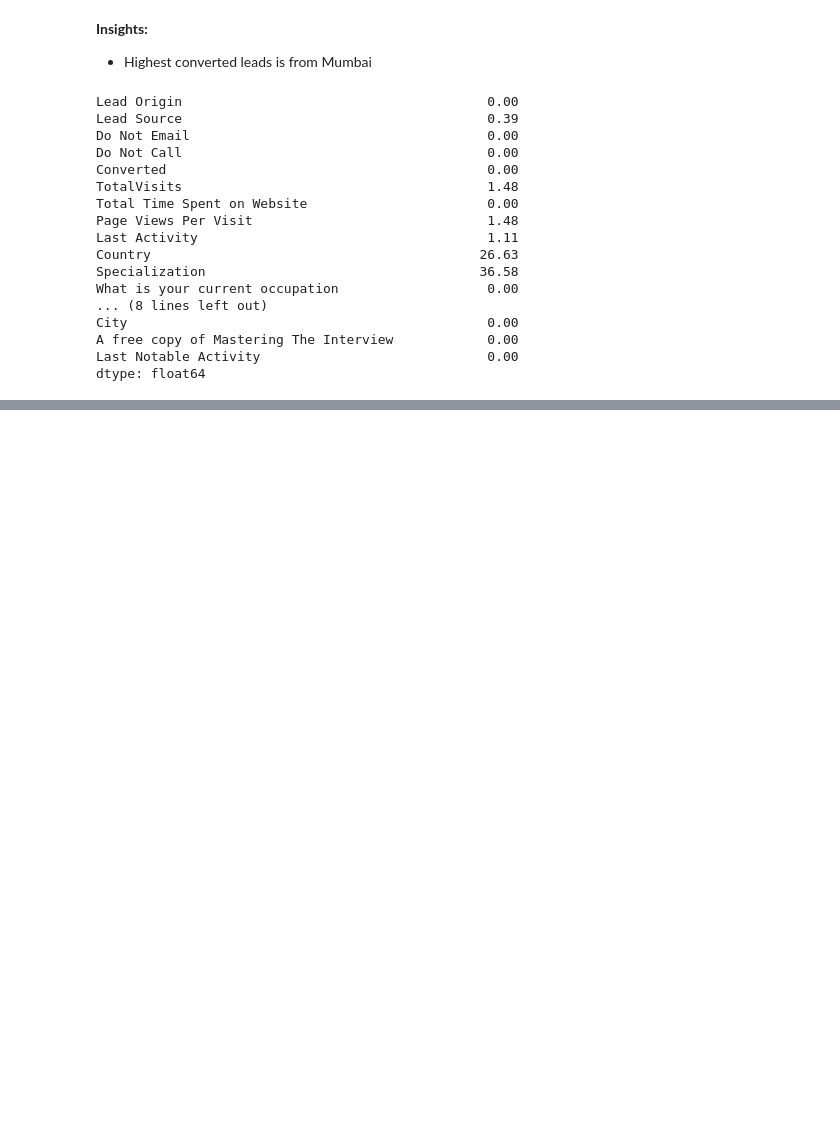
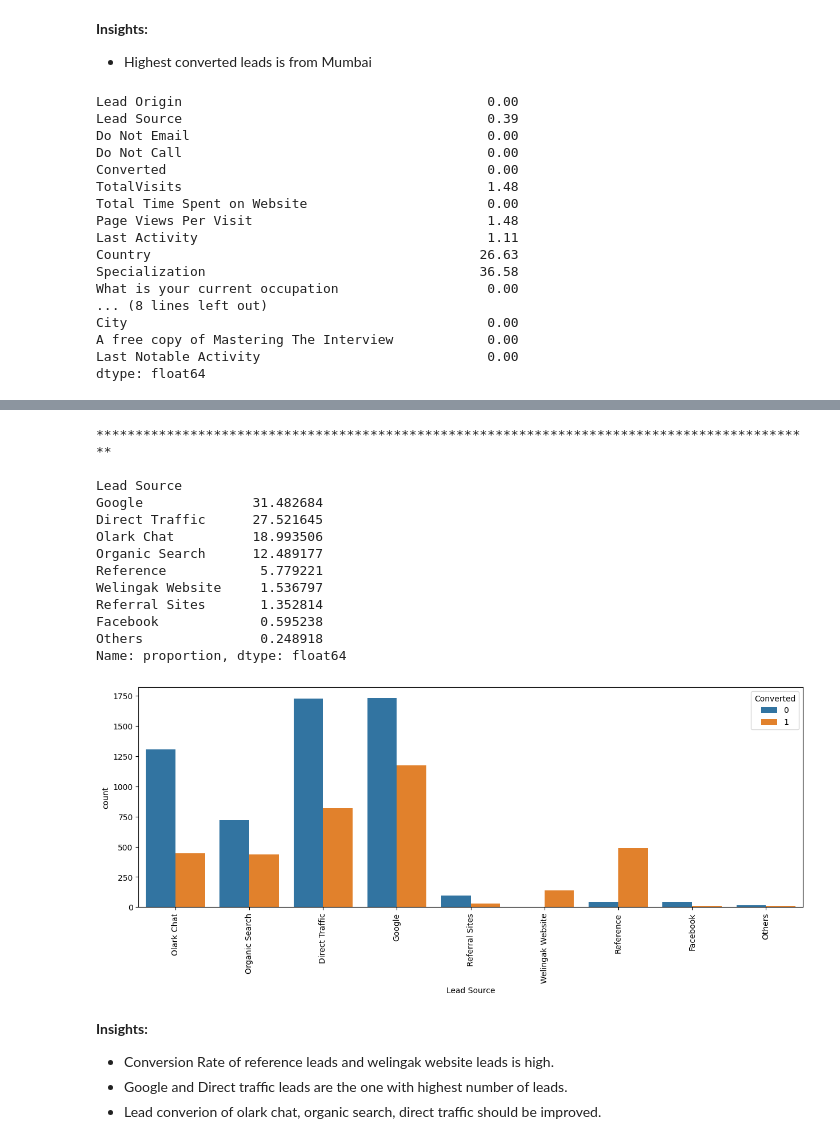
Before and after one commit to AkankshaDwivedi/lead-scoring-assignment, a Jupyter notebook: Lead_Scoring_Assignment_Akanksha.ipynb, the cells around one changed output, grey strips where cells are left out. Saved outputs shown, nothing was run; the diff lists cells and outputs as text; code cells hidden in the pictures; blank space fills up the shorter version.

```diff
--- a/Lead_Scoring_Assignment_Akanksha.ipynb
+++ b/Lead_Scoring_Assignment_Akanksha.ipynb
@@ -598,0 +685,24 @@ dtype: float64
+# %%
+# Let's check the value count and coumt plt after imputing and creating new category for 'Lead Source'
+value_count_and_plot_graph('Lead Source')
+# %% [output]
+********************************************************************************************
+
+Lead Source
+Google              31.482684
+Direct Traffic      27.521645
+Olark Chat          18.993506
+Organic Search      12.489177
+Reference            5.779221
+Welingak Website     1.536797
+Referral Sites       1.352814
+Facebook             0.595238
+Others               0.248918
+Name: proportion, dtype: float64
+[figure, added]
+# %% [markdown]
+**Insights:**
+
+* Conversion Rate of reference leads and welingak website leads is high.
+* Google and Direct traffic leads are the one with highest number of leads.
+* Lead converion of olark chat, organic search, direct traffic should be improved.
```
Also changed, not shown: parts of 39 cells of this notebook.
